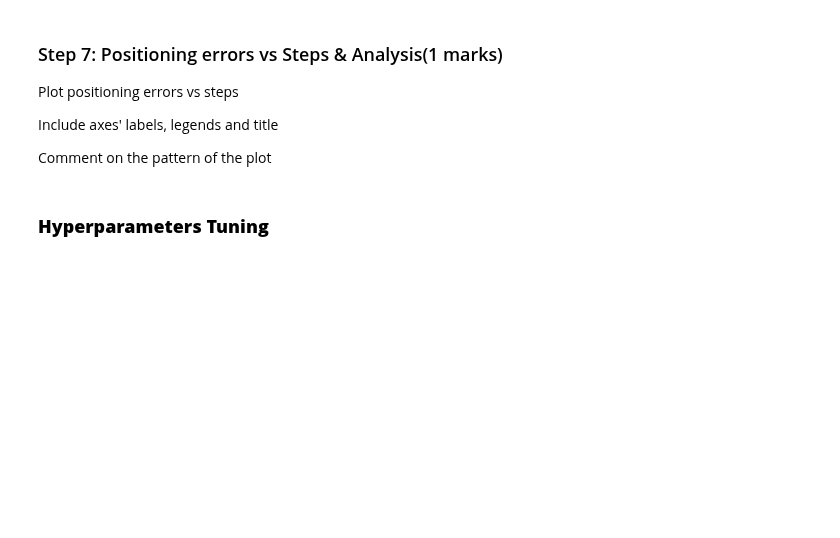
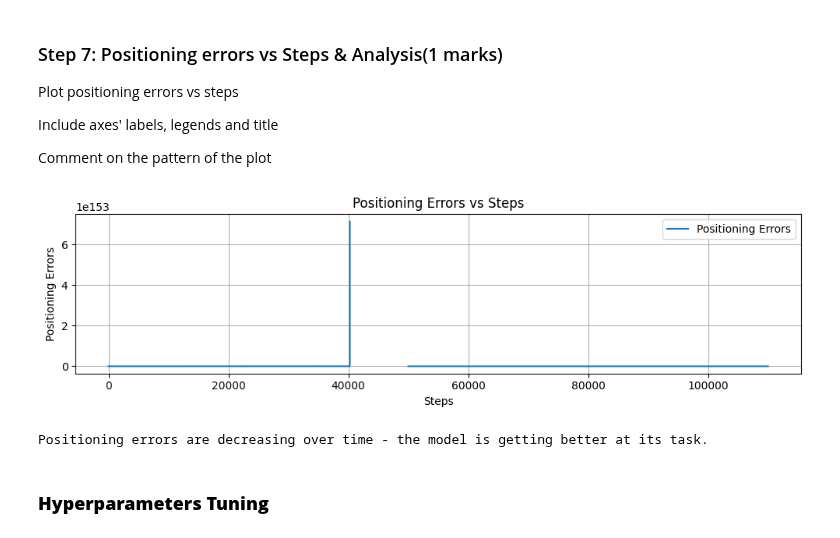
Before and after one commit to hRazaRizvi/ENGG680_2025_Fall, a Jupyter notebook: Lab_Assignment2/Assignment2.ipynb, the cells around one changed output. Drawn from its saved outputs; the diff is of its cells as text; code cells hidden in the pictures; blank space fills up the shorter version.

```diff
--- a/Lab_Assignment2/Assignment2.ipynb
+++ b/Lab_Assignment2/Assignment2.ipynb
@@ -628,14 +658,23 @@ Comment on the pattern of the plot
 # %%
 fig, ax = plt.subplots(nrows=1, ncols=1, figsize=(10, 3))
 # (0.5 marks)
-# ...
+pos_errors = [np.linalg.norm(err) for err in arr_err] # Calculate the magnitude of the 3D error for each step
+ax.plot(range(len(pos_errors)), pos_errors, label='Positioning Errors')
+ax.set_xlabel('Steps')
+ax.set_ylabel('Positioning Errors')
+ax.set_title('Positioning Errors vs Steps')
+ax.legend()
+
 ax.grid(True)
 fig.tight_layout()
 plt.show()
 
 # Comment on the pattern
 # (0.5 marks)
-# ...
+print("Positioning errors are decreasing over time - the model is getting better at its task.")
+# %% [output]
+[figure, added]
+Positioning errors are decreasing over time - the model is getting better at its task.
 # %% [markdown]
 ### **Hyperparameters Tuning**
 # %% [markdown]
```
Also changed, not shown: parts of 10 cells of this notebook.
